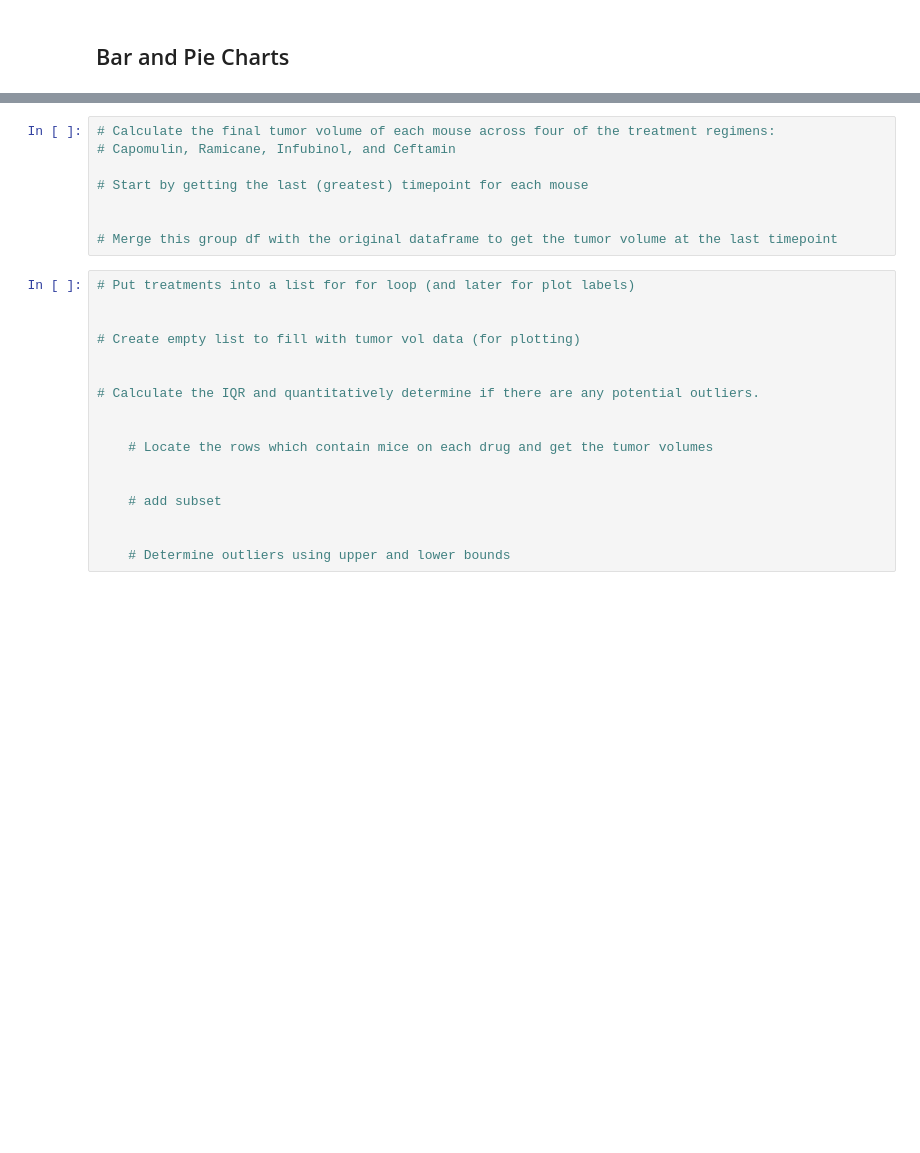
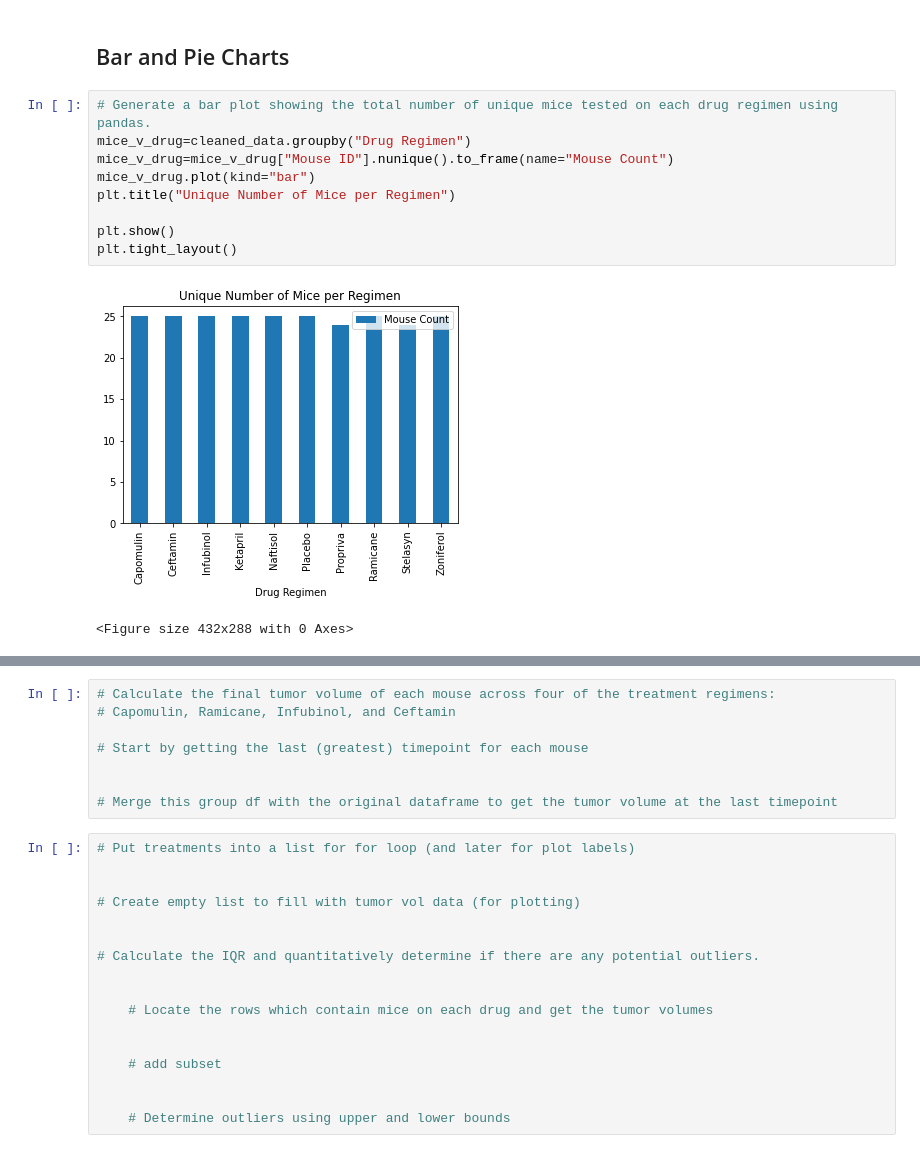
Before and after one commit to RBLevine/matplotlib-challenge, a Jupyter notebook: Pymaceuticals/pymaceuticals_starter.ipynb, the cells around one changed output, grey strips where cells are left out. Saved outputs shown, nothing was run; the diff lists cells and outputs as text; blank space fills up the shorter version.

Commit message:
Bar and Pie Chart finished

```diff
--- a/Pymaceuticals/pymaceuticals_starter.ipynb
+++ b/Pymaceuticals/pymaceuticals_starter.ipynb
@@ -101,3 +156,15 @@ The new number of unique mice is 248 after cleaning the data of duplicates.
 # %% [markdown]
 ## Bar and Pie Charts
+# %%
+# Generate a bar plot showing the total number of unique mice tested on each drug regimen using pandas.
+mice_v_drug=cleaned_data.groupby("Drug Regimen")
+mice_v_drug=mice_v_drug["Mouse ID"].nunique().to_frame(name="Mouse Count")
+mice_v_drug.plot(kind="bar")
+plt.title("Unique Number of Mice per Regimen")
+
+plt.show()
+plt.tight_layout()
+# %% [output]
+[figure, added]
+<Figure size 432x288 with 0 Axes>
 # %%
```
Also changed, not shown: parts of 9 cells of this notebook.
